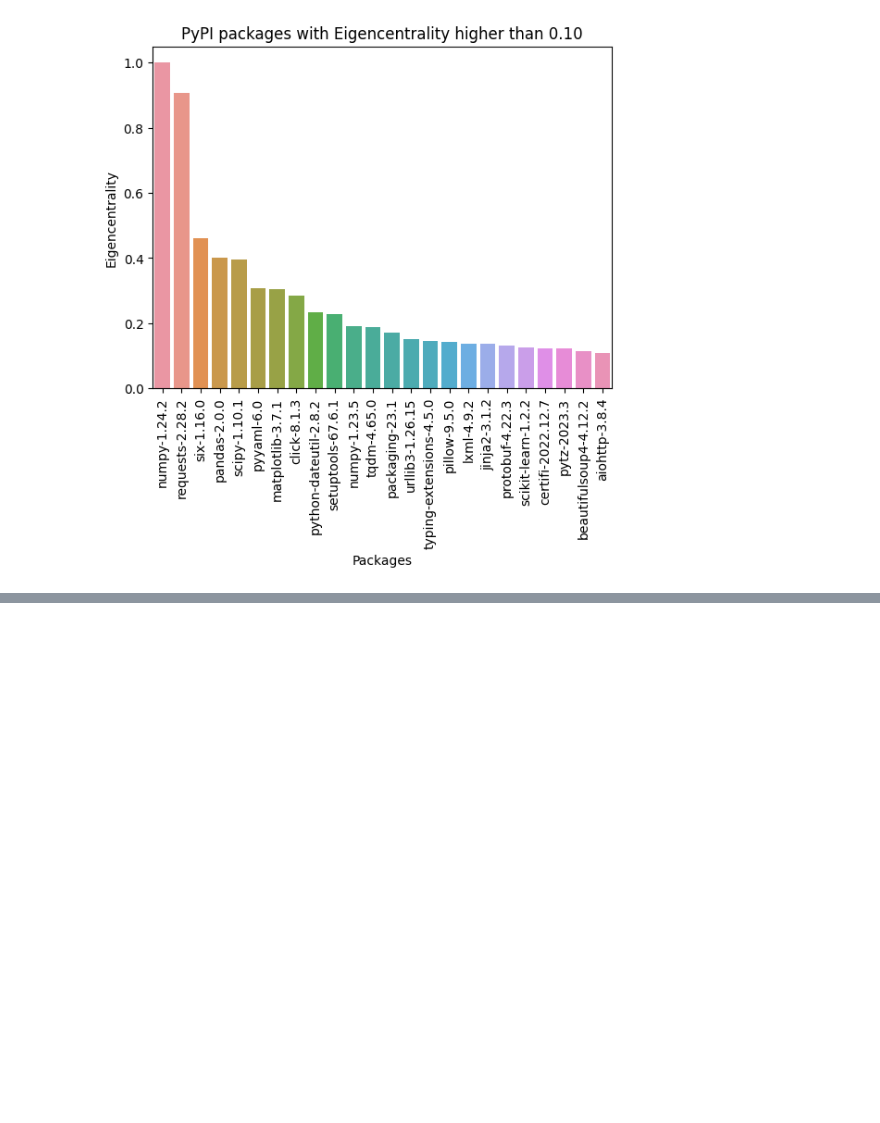
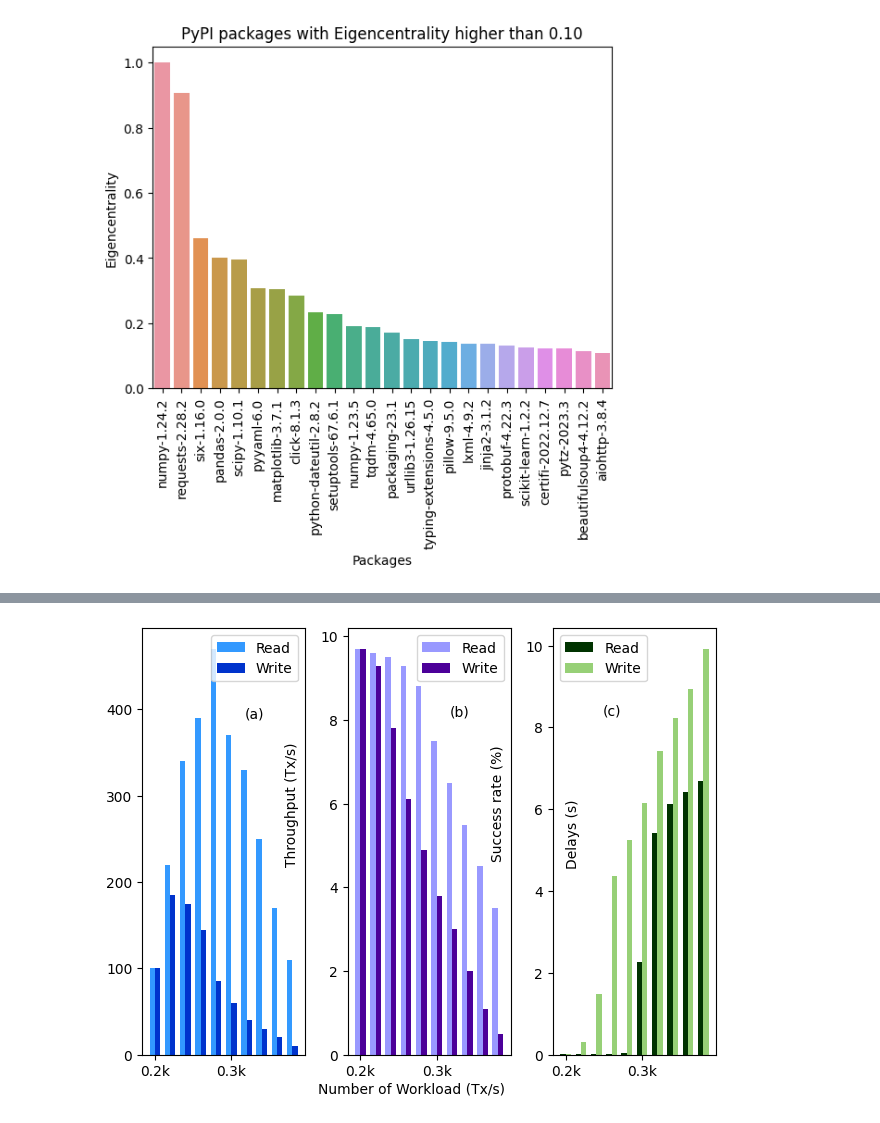
Before and after one commit to rahmanziaur/TestGraphTheory, a Jupyter notebook: Degree_PR_EVC_1_1.ipynb, the cells around one changed output, grey strips where cells are left out. Saved outputs shown, nothing was run; the diff lists cells and outputs as text; code cells hidden in the pictures; blank space fills up the shorter version.

```diff
--- a/Degree_PR_EVC_1_1.ipynb
+++ b/Degree_PR_EVC_1_1.ipynb
@@ -95,0 +257,91 @@ plt.show()
+# %%
+import pandas as pd
+import matplotlib
+import matplotlib.pyplot as plt
+import numpy as np
+
+df_read_tp  = pd.read_csv('https://raw.githubusercontent.com/rahmanziaur/rahman/master/read-tp2.csv')
+df_read_sr  = pd.read_csv('https://raw.githubusercontent.com/rahmanziaur/rahman/master/read-sr1.csv')
+
+df_write_tp = pd.read_csv('https://raw.githubusercontent.com/rahmanziaur/rahman/master/write-tp1.csv')
+df_write_sr = pd.read_csv('https://raw.githubusercontent.com/rahmanziaur/rahman/master/write-sr1.csv')
+
+df_read_del = pd.read_csv('https://raw.githubusercontent.com/rahmanziaur/rahman/master/read_delay.csv')
+df_write_del = pd.read_csv('https://raw.githubusercontent.com/rahmanziaur/rahman/master/write-del.csv')
+
+read_label = df_read_tp['Nodes']
+read_tp    = df_read_tp['Throughput']
+write_tp   = df_write_tp['Throughput']
+
+read_sr = df_read_sr['S_Rate']
+write_sr = df_write_sr['S_Rate']
+
+read_del = df_read_del['Delays']
+write_del = df_write_del['Delays']
+
+
+#labels = ['G1', 'G2', 'G3', 'G4', 'G5']
+#men_means = [20, 34, 30, 35, 27]
+#women_means = [25, 32, 34, 20, 25]
+
+x = np.arange(len(read_label))  # the label locations
+width = 0.35  # the width of the bars
+
+#fig = plt.figure(figsize=(18,50))
+
+# fig = matplotlib.pyplot.gcf()
+# fig.set_size_inches(16, 10)
+
+fig, ax = plt.subplots(nrows=1, ncols=3)
+
+rects1 = ax[0].bar(x - width/2, read_tp, width, label='Read', color='#3399FF')
+rects2 = ax[0].bar(x + width/2, write_tp, width, label='Write', color='#0033CC')
+
+rects3 = ax[1].bar(x - width/2, read_sr, width, label='Read', color='#9999FF')
+rects4 = ax[1].bar(x + width/2, write_sr, width, label='Write', color='#4C0099')
+
+rects5 = ax[2].bar(x - width/2, read_del, width, label='Read', color='#003300')
+rects6 = ax[2].bar(x + width/2, write_del, width, label='Write', color='#97D077')
+
+# Add some text for labels, title and custom x-axis tick labels, etc.
+#ax[0].set_ylabel('Throughput (Tx/s)')
+ax[0].text(8.5, 290, 'Throughput (Tx/s)', va='center', rotation='vertical')
+ax[0].text(6.5, 390, '(a)', ha='center')
+
+#ax[0].set_xlabel('No. of Nodes')
+#ax.set_title('Scores by group and gender')
+#ax[0].set_xticks(x)
+ax[0].set_xticklabels(read_label)
+ax[0].legend()
+
+#ax[1].set_ylabel('Success rate (%)')
+ax[1].text(8.5, 6, 'Success rate (%)', va='center', rotation='vertical')
+ax[1].text(6.5, 8.1, '(b)', ha='center')
+#ax[1].set_xlabel('No. of Nodes')
+#ax.set_title('Scores by group and gender')
+#ax[1].set_xticks(x)
+ax[1].set_xticklabels(read_label)
+ax[1].legend()
+
+#ax[2].set_ylabel('Delays (s)')
+ax[2].text(.005, 5.4, 'Delays (s)', va='center', rotation='vertical')
+ax[2].text(3, 8.3, '(c)', ha='center')
+#ax[2].set_xlabel('No. of Nodes')
+#ax.set_title('Scores by group and gender')
+#ax[1].set_xticks(x)
+ax[2].set_xticklabels(read_label)
+ax[2].legend()
+
+
+#autolabel(rects1)
+#autolabel(rects2)
+
+fig.tight_layout()
+fig.text(0.5, 0.001, 'Number of Workload (Tx/s)', ha='center')
+#fig.text(.3, .07, 'common Y', va='center', rotation='vertical')
+
+fig.savefig('f6.pdf')
+#plt.figure(figsize=(3,10))
+plt.show()
+# %% [output]
+[figure, added]
```
Also changed, not shown: parts of 9 cells of this notebook.
